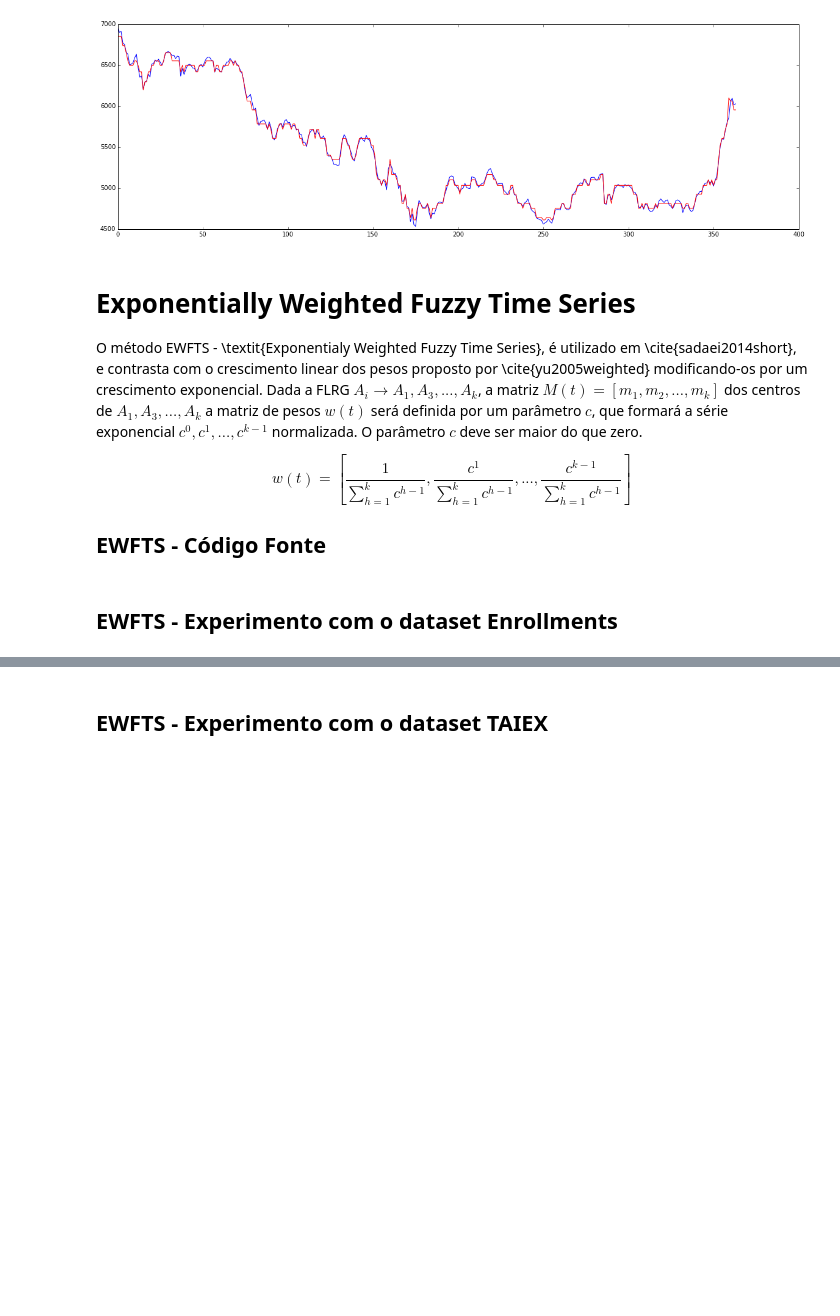
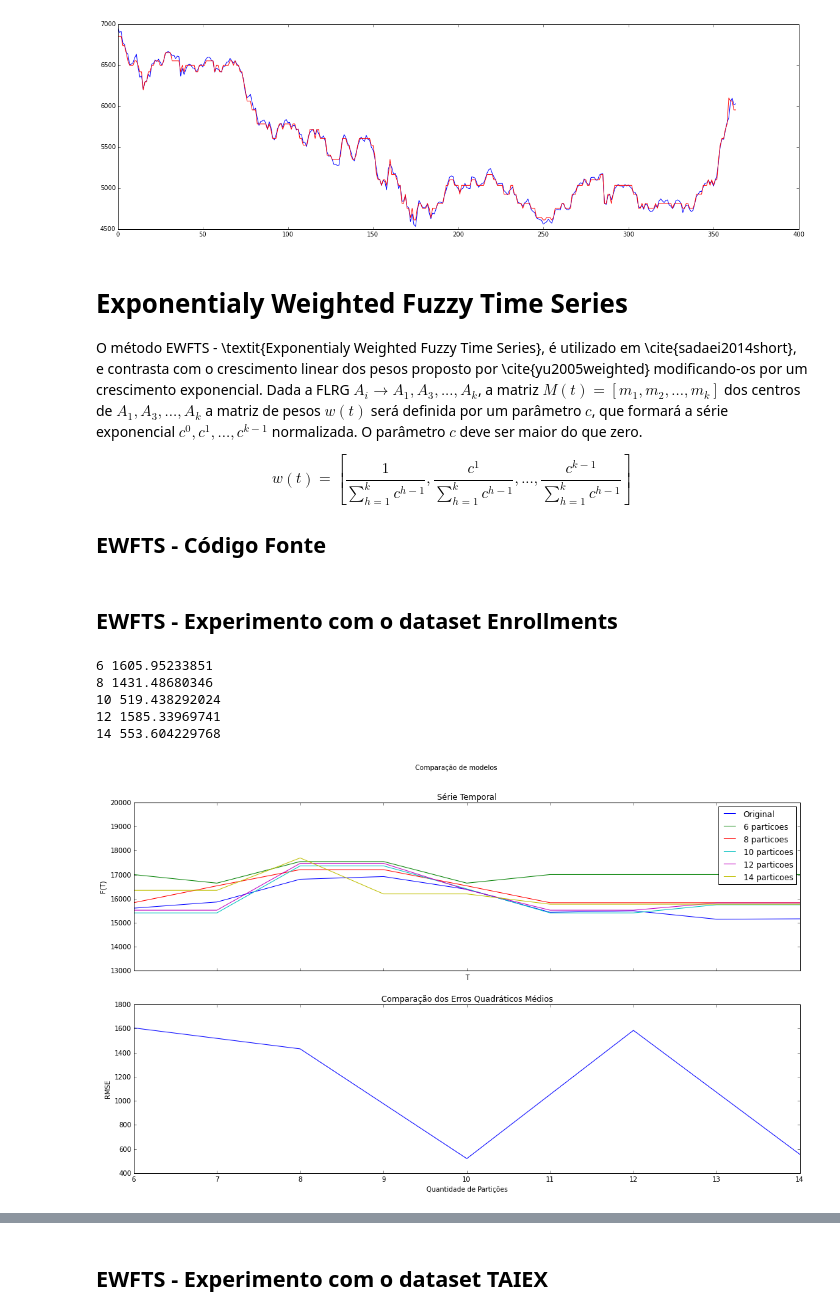
Before and after one commit to petroniocandido/FuzzyTimeSeries, a Jupyter notebook: FTS.ipynb, the cells around one changed output, grey strips where cells are left out. Saved outputs shown, nothing was run; the diff lists cells and outputs as text; code cells hidden in the pictures; blank space fills up the shorter version.

```diff
--- a/FTS.ipynb
+++ b/FTS.ipynb
@@ -639,7 +628,7 @@ iwfts2p = iwfts2.plot(taiexsample)
 # %% [output]
 [figure]
 # %% [markdown]
-# Exponentially Weighted Fuzzy Time Series
+# Exponentialy Weighted Fuzzy Time Series
 
 O método EWFTS - \textit{Exponentialy Weighted Fuzzy Time Series}, é utilizado em \cite{sadaei2014short}, e contrasta com o crescimento linear dos pesos proposto por \cite{yu2005weighted} modificando-os por um crescimento exponencial. Dada a FLRG $A_i \rightarrow A_1,A_3,...,A_k$, a matriz $M(t) = [m_1, m_2, ...,m_k]$ dos centros de $A_1,A_3,...,A_k$ a matriz de pesos $w(t)$ será definida por um parâmetro $c$, que formará a série exponencial $c^0, c^1, ..., c^{k-1}$ normalizada. O parâmetro $c$ deve ser maior do que zero.
 
@@ -651,2 +669,48 @@ $$
+# %%
+class ExponentialyWeightedFTS(FTS):
+	def __init__(self,name):
+		super(ExponentialyWeightedFTS, self).__init__(1,name)
+
+	def defuzzy(self,data):
+
+		actual = self.fuzzy(data)
+
+		if actual["fuzzyset"] not in self.flrgs:
+			return self.sets[actual["fuzzyset"]].centroid
+
+		flrg = self.flrgs[actual["fuzzyset"]]
+
+		mi = np.array([self.sets[s].centroid for s in flrg.consequent])
+
+		return mi.dot( flrg.weights() )
+
+	def learn(self, data, sets):
+		last = {"fuzzyset":"", "membership":0.0}
+		actual = {"fuzzyset":"", "membership":0.0}
+
+		for s in sets:
+			self.sets[s.name] = s
+
+		self.flrgs = {}
+		count = 1
+		for inst in data:
+			actual = self.fuzzy(inst)
+
+			if count > self.order:
+				if last["fuzzyset"] not in self.flrgs:
+					self.flrgs[last["fuzzyset"]] = ExponentialyWeightedFLRG(last["fuzzyset"],2)
+
+				self.flrgs[last["fuzzyset"]].append(actual["fuzzyset"])
+			count = count + 1
+			last = actual
 # %% [markdown]
 ## EWFTS - Experimento com o dataset Enrollments
+# %%
+ewfts1 = SelecaoSimples_MenorRMSE(enrollments["Enrollments"],[6,8,10,12,14], ExponentialyWeightedFTS)
+# %% [output]
+6 1605.95233851
+8 1431.48680346
+10 519.438292024
+12 1585.33969741
+14 553.604229768
+[figure, added]
```
Also changed, not shown: parts of 5 cells of this notebook.
